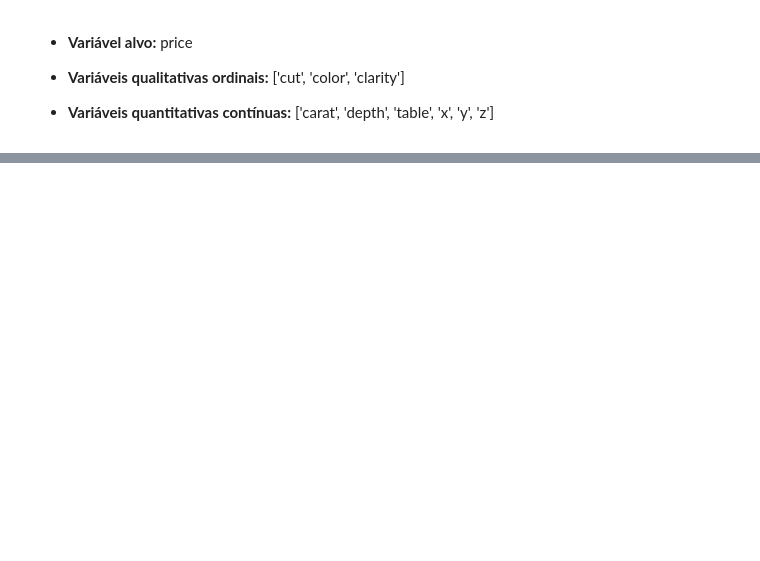
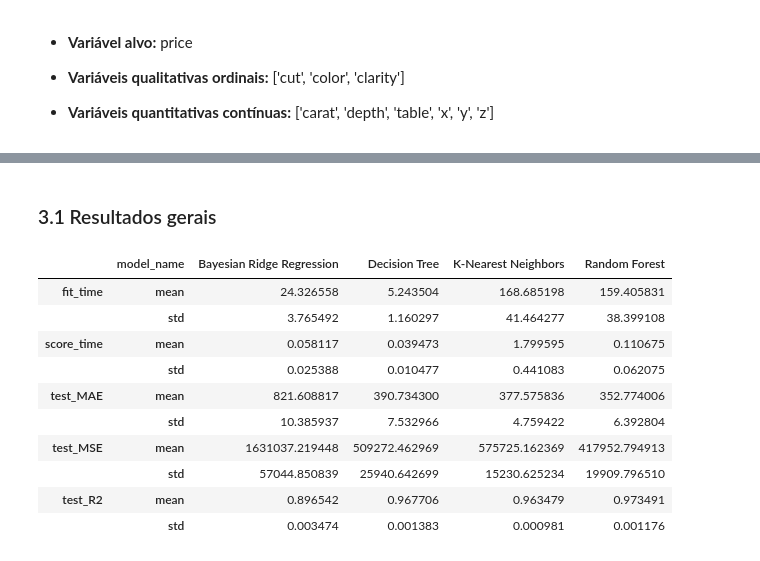
Before and after one commit to ernandes0/avanti-bootcamp-cdd, a Jupyter notebook: notebooks/02-comparative_analysis.ipynb, the cells around one changed output, grey strips where cells are left out. Saved outputs shown, nothing was run; the diff lists cells and outputs as text; code cells hidden in the pictures; blank space fills up the shorter version.

```diff
--- a/notebooks/02-comparative_analysis.ipynb
+++ b/notebooks/02-comparative_analysis.ipynb
@@ -144,6 +174,0 @@ Aqui realizamos a normalização, codificação e o tratamento de dados discrepa
-# %%
-df['cut'] = df['cut'].astype('category')
-df['color'] = df['color'].astype('category')
-df['clarity'] = df['clarity'].astype('category')
-
-print(df.dtypes)
@@ -205,6 +208,23 @@ for column in columns_to_replace:
 # %%
+class LabelEncoderPipelineFriendly(BaseEstimator, TransformerMixin):
+    def __init__(self):
+        self.label_encoders = {}
+
+    def fit(self, X, y=None):
+        for col in X.columns:
+            le = LabelEncoder()
+            le.fit(X[col])
+            self.label_encoders[col] = le
+        return self
+
+    def transform(self, X):
+        X_transformed = X.copy()
+        for col, le in self.label_encoders.items():
+            X_transformed[col] = le.transform(X[col])
+        return X_transformed
+
 ordinal_preprocessor = Pipeline([
-    ('encoding', OrdinalEncoder()),
+    ('label_encoding', LabelEncoderPipelineFriendly()),
     ('normalization', StandardScaler())
 ])
 continuous_preprocessor = Pipeline([
@@ -216,6 +236,3 @@ preprocessor = ColumnTransformer([
     ('nominal', ordinal_preprocessor, ordinal_columns),
     ('continuous', continuous_preprocessor, continuous_columns)
 ])
-# %%
-X_transformed = preprocessor.fit_transform(X)
-X_transformed.shape
@@ -239,0 +343,29 @@ array([[-0.53809897, -0.93716275, -0.4842643 , ..., -1.58783745,
+# %%
+def highlight_best(s, props=''):
+    if s.name[1] != 'std':
+        if s.name[0].endswith('time'):
+            return np.where(s == np.nanmin(s.values), props, '')
+        return np.where(s == np.nanmax(s.values), props, '')
+
+display(Markdown("### 3.1 Resultados gerais"))
+(
+    results
+    .groupby('model_name')
+    .agg(['mean', 'std']).T
+    .style
+    .apply(highlight_best, props='color:white;background-color:gray;font-weight: bold;', axis=1)
+    .set_table_styles([{'selector': 'td', 'props': 'text-align: center;'}])
+)
+# %% [output]
+### 3.1 Resultados gerais
+|  | model_name | Bayesian Ridge Regression | Decision Tree | K-Nearest Neighbors | Random Forest |
+| fit_time | mean | 24.326558 | 5.243504 | 168.685198 | 159.405831 |
+|  | std | 3.765492 | 1.160297 | 41.464277 | 38.399108 |
+| score_time | mean | 0.058117 | 0.039473 | 1.799595 | 0.110675 |
+|  | std | 0.025388 | 0.010477 | 0.441083 | 0.062075 |
+| test_MAE | mean | 821.608817 | 390.734300 | 377.575836 | 352.774006 |
+|  | std | 10.385937 | 7.532966 | 4.759422 | 6.392804 |
+| test_MSE | mean | 1631037.219448 | 509272.462969 | 575725.162369 | 417952.794913 |
+|  | std | 57044.850839 | 25940.642699 | 15230.625234 | 19909.796510 |
+| test_R2 | mean | 0.896542 | 0.967706 | 0.963479 | 0.973491 |
+|  | std | 0.003474 | 0.001383 | 0.000981 | 0.001176 |
```
Also changed, not shown: parts of 23 cells of this notebook, 1 other file.
